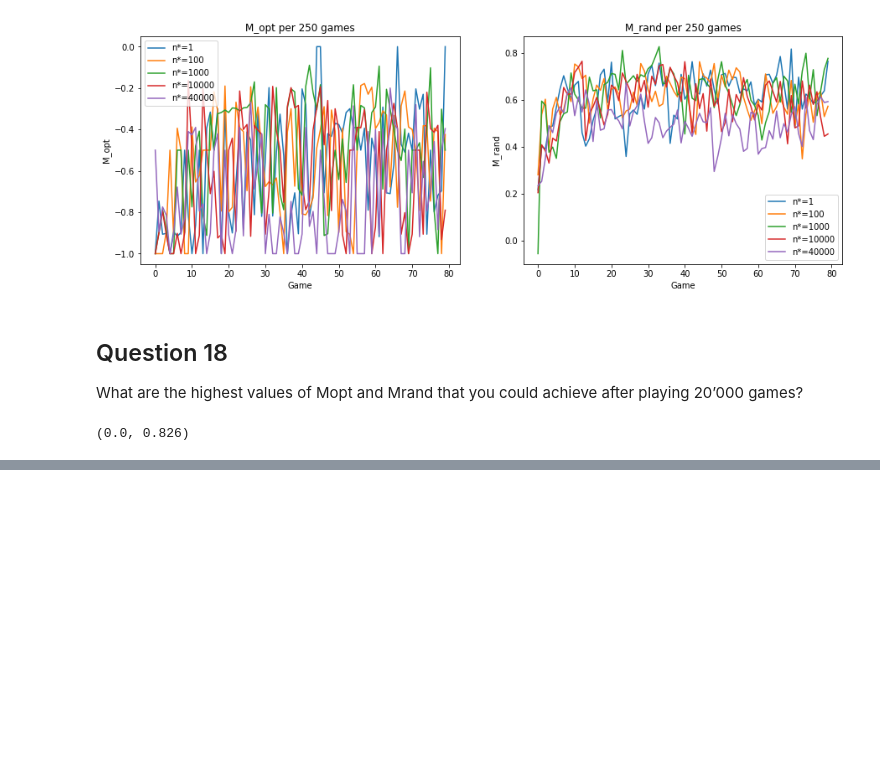
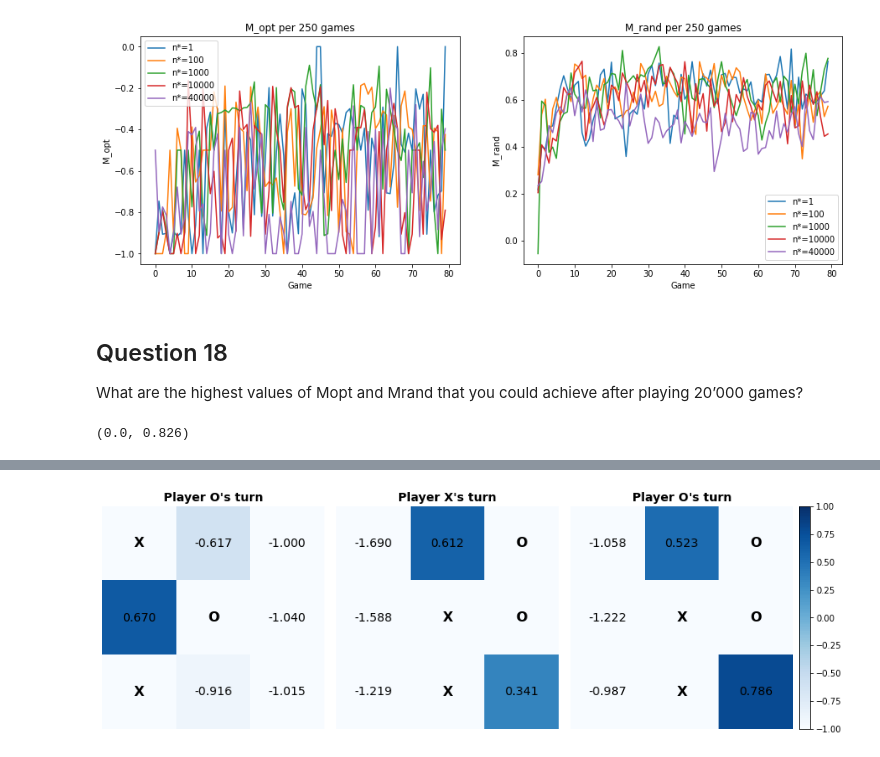
Before and after one commit to mismayil/ann-miniproject, a Jupyter notebook: deepqlearner.ipynb, the cells around one changed output, grey strips where cells are left out. Cells and saved outputs as stored; diff of their text form; code cells hidden in the pictures; blank space fills up the shorter version.

```diff
--- a/deepqlearner.ipynb
+++ b/deepqlearner.ipynb
@@ -268,0 +369,27 @@ highest_m_opt, highest_m_rand
+# %%
+with open('answers/Q19.npy', 'wb') as npy:
+    np.save(npy, qvalues_list)
+# %%
+import numpy as np
+x_grid = np.array([
+    [1.0, 0.0, 0.0],
+    [0.0, -1.0, 0.0],
+    [1.0, 0.0, 0.0],
+])
+
+tricky_grid = np.array([
+    [0.0, 0.0, -1.0],
+    [0.0, 1.0, -1.0],
+    [0.0, 1.0, 0.0],
+])
+
+grids = [x_grid, tricky_grid, tricky_grid]
+titles=["Player O's turn", "Player X's turn", "Player O's turn"]
+cmap = plt.cm.get_cmap('Blues', 100)
+
+with open('answers/Q19.npy', 'rb') as npy:
+    qvalues = np.load(npy, allow_pickle=True)
+
+plot_heatmaps(grids, qvalues, titles=titles, cmap=cmap)
+# %% [output]
+[figure, added]
```
Also changed, not shown: parts of 3 cells of this notebook, 17 other files.
